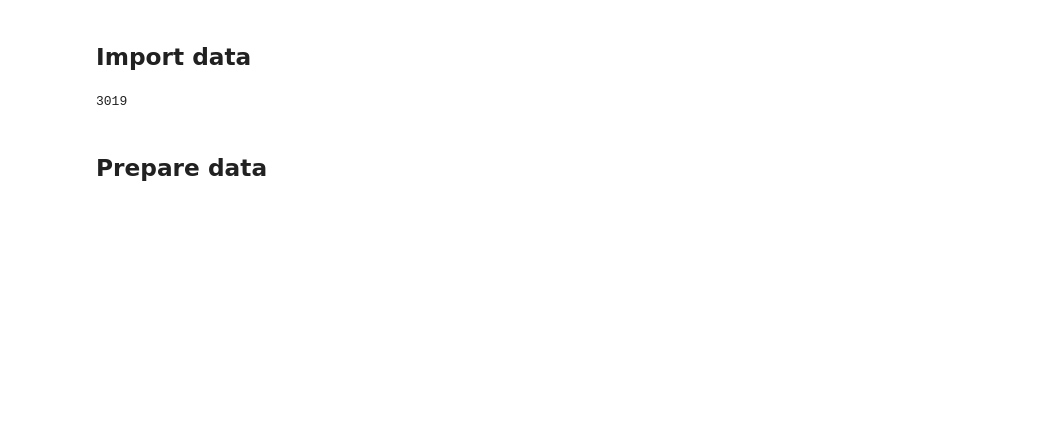
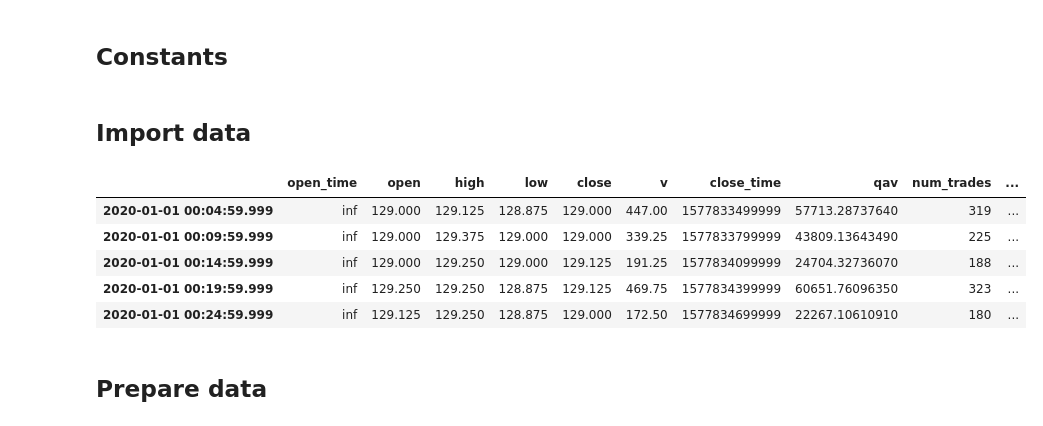
Before and after one commit to darioWorknet/crypto_LSTM_predictor, a Jupyter notebook: predictions.ipynb, the cells around one changed output. Drawn from its saved outputs; the diff is of its cells as text; code cells hidden in the pictures; blank space fills up the shorter version.

```diff
--- a/predictions.ipynb
+++ b/predictions.ipynb
@@ -10,0 +15,2 @@ from keras.layers import Dense, LSTM
+# %% [markdown]
+## Constants
@@ -20,11 +29,19 @@ def graficar_predicciones(real, prediccion):
 # %% [markdown]
 ## Import data
 # %%
-dataset = pd.read_csv('AAPL_2006-01-01_to_2018-01-01.csv', index_col='Date', parse_dates=['Date'])
-dataset.head()
-len(dataset)
+start_time = datetime(2020,1,1)
+end_time = datetime(2020,6,1)
+
+data = binance_data.get_historical_data('ETHUSDT', '5m', start_time, end_time)
+
+data.head()
 # %% [output]
-3019
+|  | open_time | open | high | low | close | v | close_time | qav | num_trades | ... |
+| 2020-01-01 00:04:59.999 | inf | 129.000 | 129.125 | 128.875 | 129.000 | 447.00 | 1577833499999 | 57713.28737640 | 319 | ... |
+| 2020-01-01 00:09:59.999 | inf | 129.000 | 129.375 | 129.000 | 129.000 | 339.25 | 1577833799999 | 43809.13643490 | 225 | ... |
+| 2020-01-01 00:14:59.999 | inf | 129.000 | 129.250 | 129.000 | 129.125 | 191.25 | 1577834099999 | 24704.32736070 | 188 | ... |
+| 2020-01-01 00:19:59.999 | inf | 129.250 | 129.250 | 128.875 | 129.125 | 469.75 | 1577834399999 | 60651.76096350 | 323 | ... |
+| 2020-01-01 00:24:59.999 | inf | 129.125 | 129.250 | 128.875 | 129.000 | 172.50 | 1577834699999 | 22267.10610910 | 180 | ... |
 # %% [markdown]
 ## Prepare data
 # %%
```
Also changed, not shown: parts of 10 cells of this notebook.
